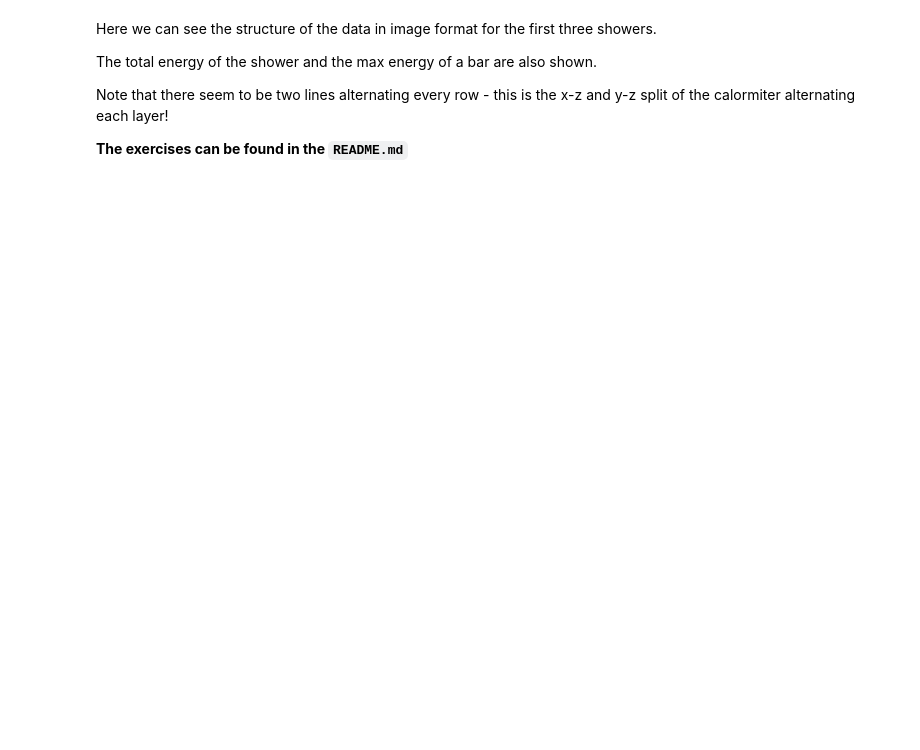
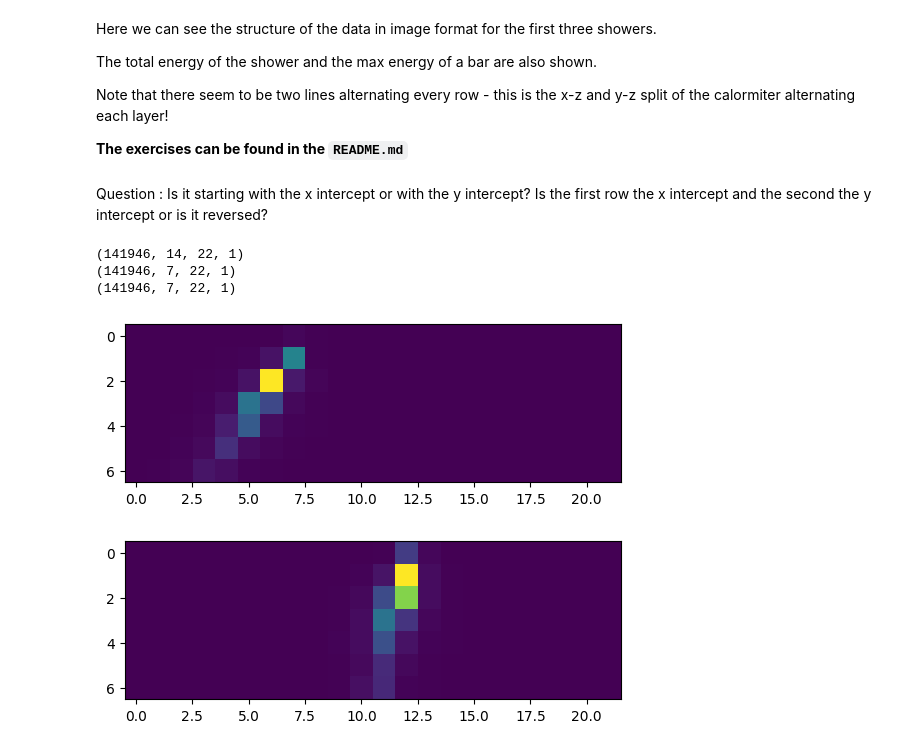
Before and after one commit to adam-eva/dampe-calorimeter, a Jupyter notebook: DataLoading.ipynb, the cells around one changed output. Saved outputs shown, nothing was run; the diff lists cells and outputs as text; code cells hidden in the pictures; blank space fills up the shorter version.

Commit message:
First CNN model

```diff
--- a/DataLoading.ipynb
+++ b/DataLoading.ipynb
@@ -61,3 +74,22 @@ The total energy of the shower and the max energy of a bar are also shown.
 Note that there seem to be two lines alternating every row - this is the x-z and y-z split of the calormiter alternating each layer!
 
 **The exercises can be found in the `README.md`**
+# %% [markdown]
+Question : Is it starting with the x intercept or with the y intercept? Is the first row the x intercept and the second the y intercept or is it reversed?
+# %%
+print(calorimeter_images.shape)
+X, Y = split_xy_intercept(calorimeter_images)
+print(X.shape)
+print(Y.shape)
+# %% [output]
+(141946, 14, 22, 1)
+(141946, 7, 22, 1)
+(141946, 7, 22, 1)
+# %%
+plt.imshow(X[0])
+plt.show()
+plt.imshow(Y[0])
+plt.show()
+# %% [output]
+[figure, added]
+[figure, added]
```
Also changed, not shown: parts of 18 cells of this notebook, 4 other files.
